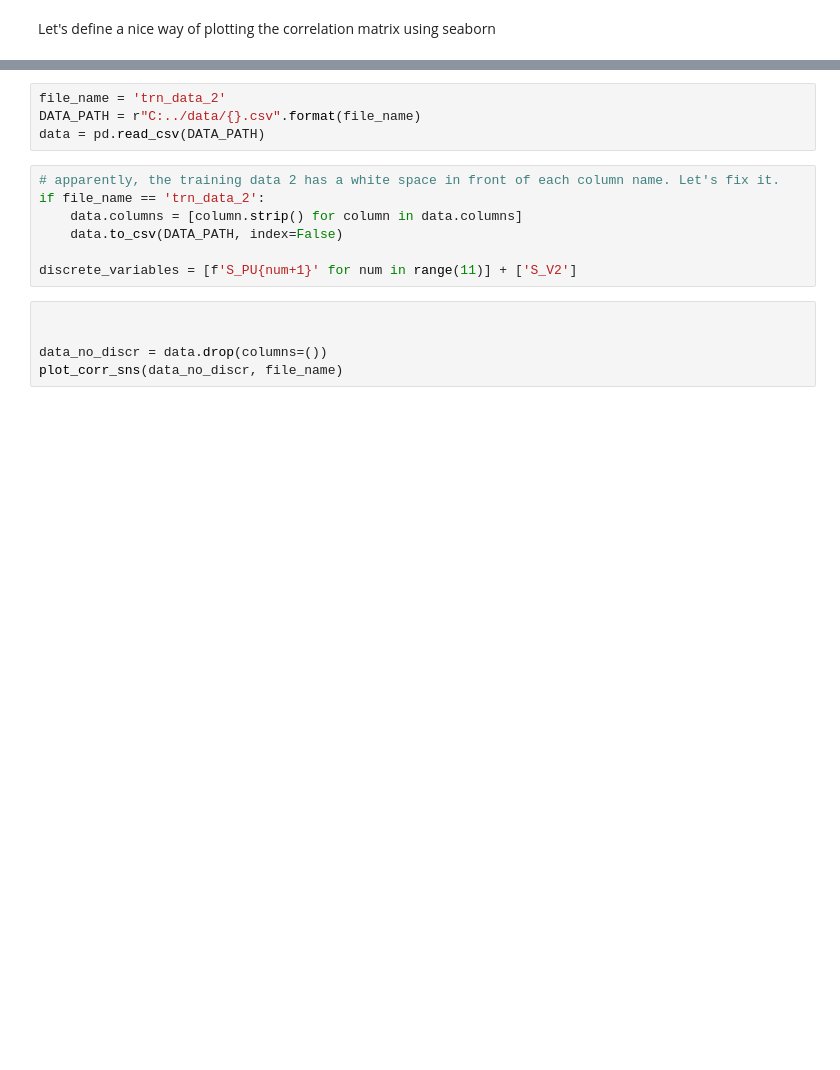
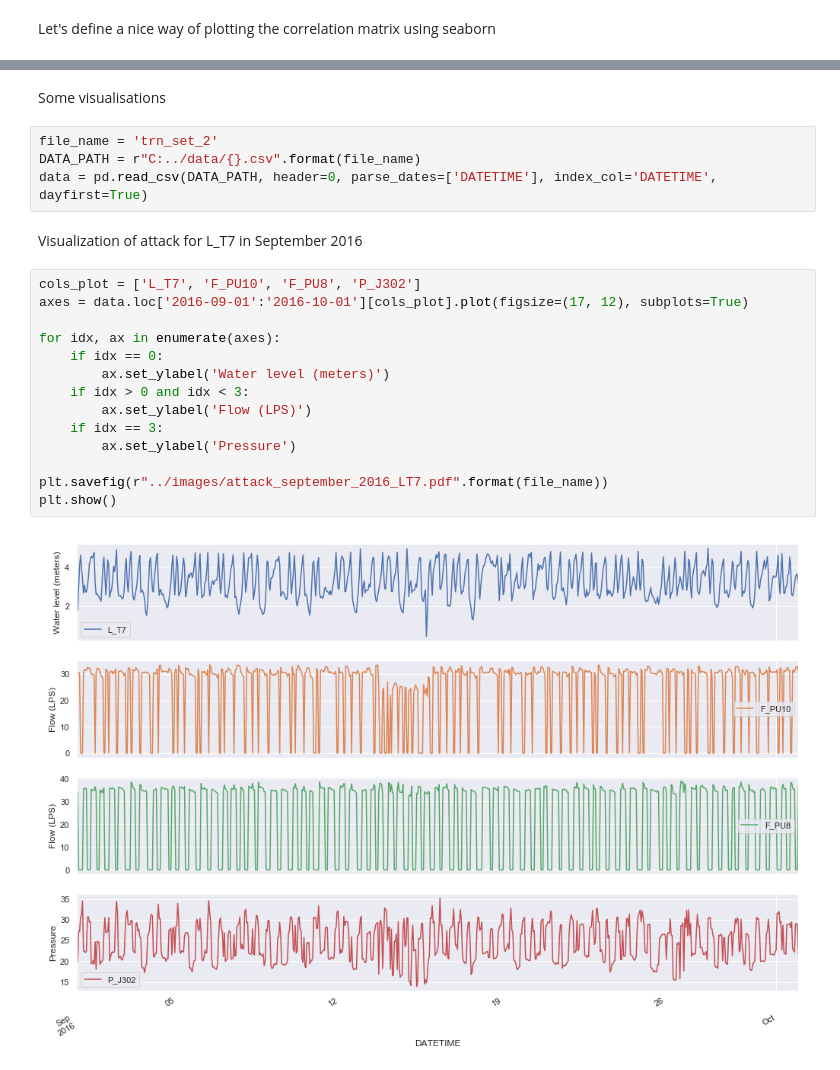
Before and after one commit to benhe119/Cyber-data-analytics_TUDelft, a Jupyter notebook: lab2/notebooks/Familiarization_task.ipynb, the cells around one changed output, grey strips where cells are left out. Saved outputs shown, nothing was run; the diff lists cells and outputs as text; blank space fills up the shorter version.

```diff
--- a/lab2/notebooks/Familiarization_task.ipynb
+++ b/lab2/notebooks/Familiarization_task.ipynb
@@ -28,16 +45,24 @@ def plot_corr_sns(df, file_name):
+# %% [markdown]
+Some visualisations
 # %%
-file_name = 'trn_data_2'
+file_name = 'trn_set_2'
 DATA_PATH = r"C:../data/{}.csv".format(file_name)
-data = pd.read_csv(DATA_PATH)
+data = pd.read_csv(DATA_PATH, header=0, parse_dates=['DATETIME'], index_col='DATETIME', dayfirst=True)
-# %%
-# apparently, the training data 2 has a white space in front of each column name. Let's fix it.
-if file_name == 'trn_data_2':
-    data.columns = [column.strip() for column in data.columns]
-    data.to_csv(DATA_PATH, index=False)
-
-discrete_variables = [f'S_PU{num+1}' for num in range(11)] + ['S_V2']
-# %%
-
-
-data_no_discr = data.drop(columns=())
-plot_corr_sns(data_no_discr, file_name)
+# %% [markdown]
+Visualization of attack for L_T7 in September 2016
+# %%
+cols_plot = ['L_T7', 'F_PU10', 'F_PU8', 'P_J302']
+axes = data.loc['2016-09-01':'2016-10-01'][cols_plot].plot(figsize=(17, 12), subplots=True)
+
+for idx, ax in enumerate(axes):
+    if idx == 0:
+        ax.set_ylabel('Water level (meters)')
+    if idx > 0 and idx < 3:
+        ax.set_ylabel('Flow (LPS)')
+    if idx == 3:
+        ax.set_ylabel('Pressure')
+
+plt.savefig(r"../images/attack_september_2016_LT7.pdf".format(file_name))
+plt.show()
+# %% [output]
+[figure, added]
```
Also changed, not shown: parts of 5 cells of this notebook, 13 other files.
